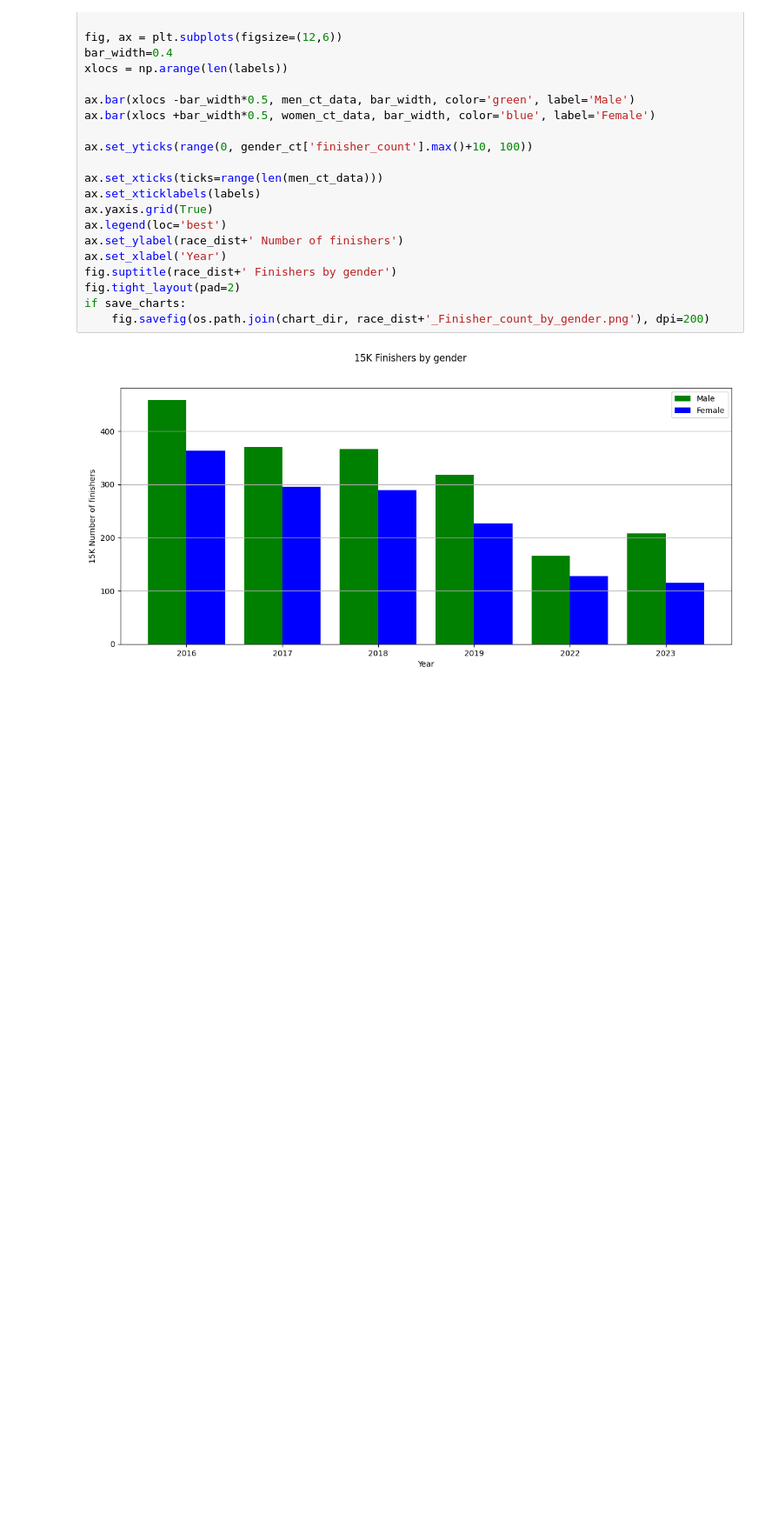
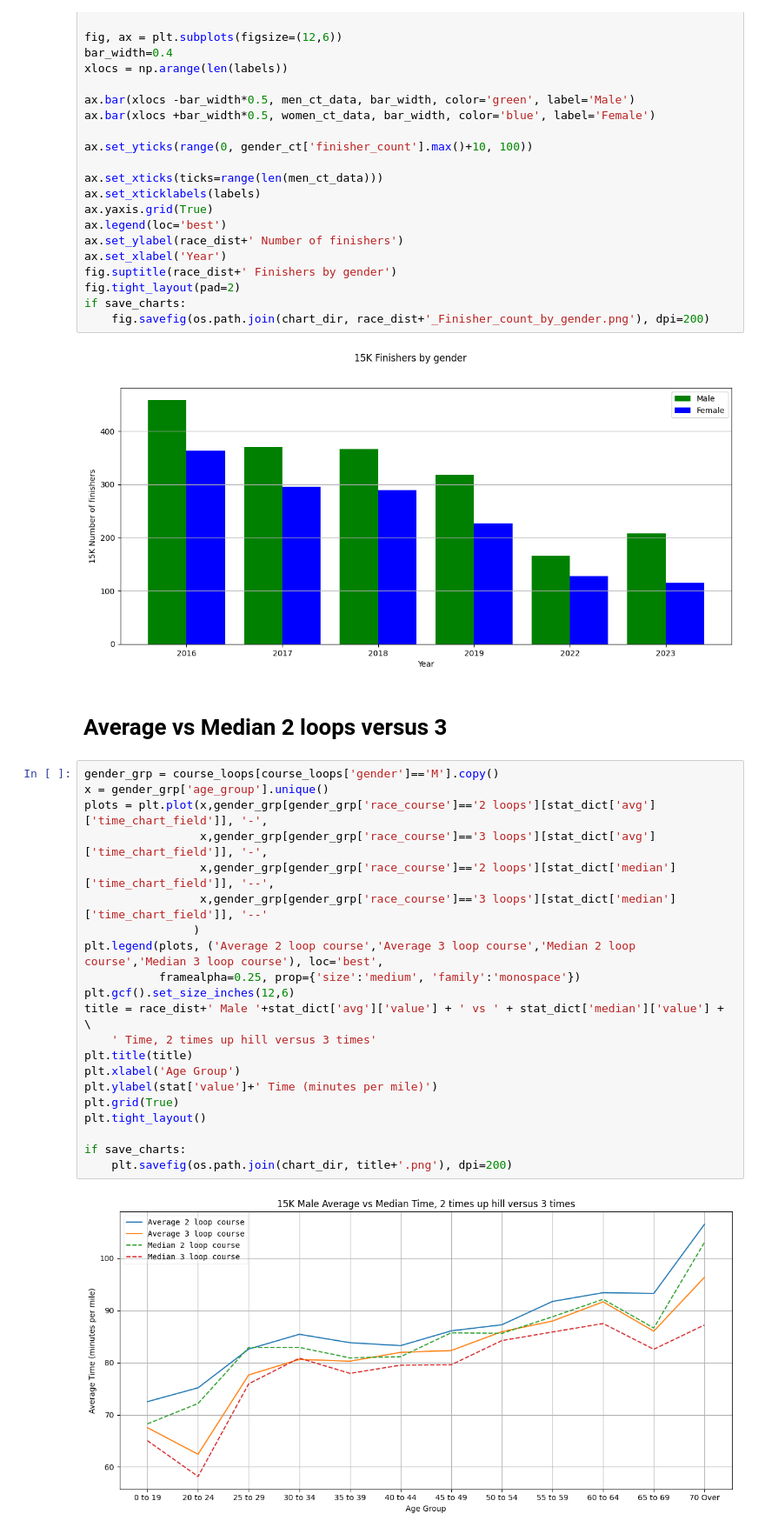
Before and after one commit to mbromberek/race_finisher_analyze, a Jupyter notebook: Steamboat_Dist_analyze.ipynb, the cells around one changed output. Shown at 87% size. Drawn from its saved outputs; the diff is of its cells as text; blank space fills up the shorter version.

```diff
--- a/Steamboat_Dist_analyze.ipynb
+++ b/Steamboat_Dist_analyze.ipynb
@@ -904,3 +887,28 @@ if save_charts:
     fig.savefig(os.path.join(chart_dir, race_dist+'_Finisher_count_by_gender.png'), dpi=200)
 # %% [output]
 [figure]
+# %% [markdown]
+# Average vs Median 2 loops versus 3
+# %%
+gender_grp = course_loops[course_loops['gender']=='M'].copy()
+x = gender_grp['age_group'].unique()
+plots = plt.plot(x,gender_grp[gender_grp['race_course']=='2 loops'][stat_dict['avg']['time_chart_field']], '-',
+                 x,gender_grp[gender_grp['race_course']=='3 loops'][stat_dict['avg']['time_chart_field']], '-',
+                 x,gender_grp[gender_grp['race_course']=='2 loops'][stat_dict['median']['time_chart_field']], '--',
+                 x,gender_grp[gender_grp['race_course']=='3 loops'][stat_dict['median']['time_chart_field']], '--'
+                )
+plt.legend(plots, ('Average 2 loop course','Average 3 loop course','Median 2 loop course','Median 3 loop course'), loc='best',
+           framealpha=0.25, prop={'size':'medium', 'family':'monospace'})
+plt.gcf().set_size_inches(12,6)
+title = race_dist+' Male '+stat_dict['avg']['value'] + ' vs ' + stat_dict['median']['value'] + \
+    ' Time, 2 times up hill versus 3 times'
+plt.title(title)
+plt.xlabel('Age Group')
+plt.ylabel(stat['value']+' Time (minutes per mile)')
+plt.grid(True)
+plt.tight_layout()
+
+if save_charts:
+    plt.savefig(os.path.join(chart_dir, title+'.png'), dpi=200)
+# %% [output]
+[figure, added]
```
Also changed, not shown: parts of 15 cells of this notebook.
